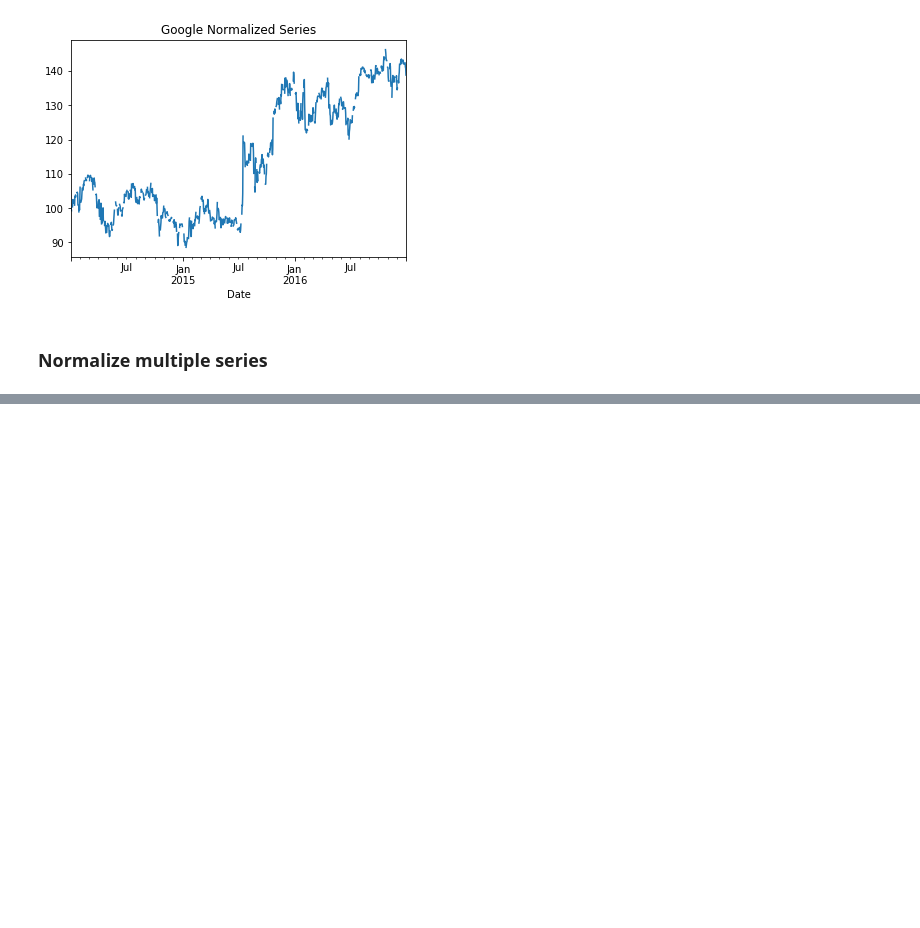
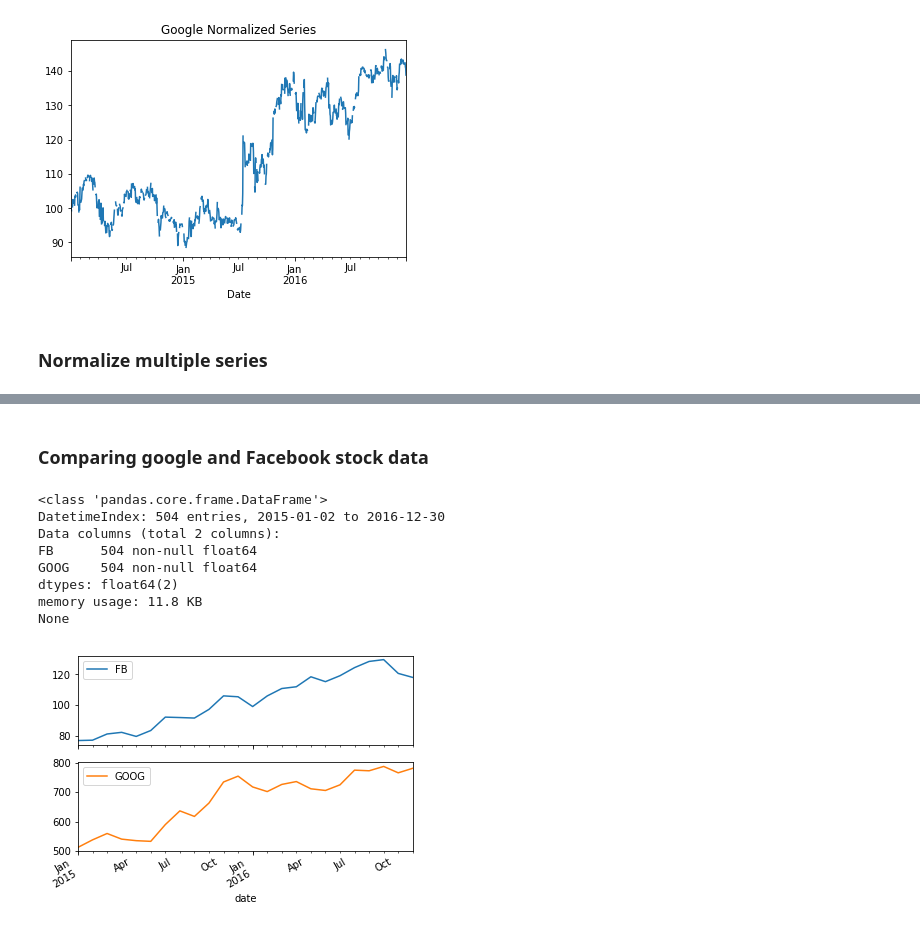
Before and after one commit to ryan13/MLPractice, a Jupyter notebook: TimeSeries/TImeSeriesPandas_manipulate.ipynb, the cells around one changed output, grey strips where cells are left out. Drawn from its saved outputs; the diff is of its cells as text; code cells hidden in the pictures; blank space fills up the shorter version.

```diff
--- a/TimeSeries/TImeSeriesPandas_manipulate.ipynb
+++ b/TimeSeries/TImeSeriesPandas_manipulate.ipynb
@@ -404,0 +512,21 @@ normalized.plot(title='Google Normalized Series')
+# %% [markdown]
+### Comparing google and Facebook stock data
+# %%
+# Import and inspect data here
+stocks = pd.read_csv('c:/dataset/stock_data/goog_fb.csv',parse_dates=['date'],index_col='date')
+print(stocks.info())
+
+# Calculate and plot the monthly averages
+monthly_average = stocks.resample('M').mean()
+monthly_average.plot(subplots=True)
+plt.show()
+# %% [output]
+<class 'pandas.core.frame.DataFrame'>
+DatetimeIndex: 504 entries, 2015-01-02 to 2016-12-30
+Data columns (total 2 columns):
+FB      504 non-null float64
+GOOG    504 non-null float64
+dtypes: float64(2)
+memory usage: 11.8 KB
+None
+[figure, added]
```
Also changed, not shown: parts of 35 cells of this notebook.
